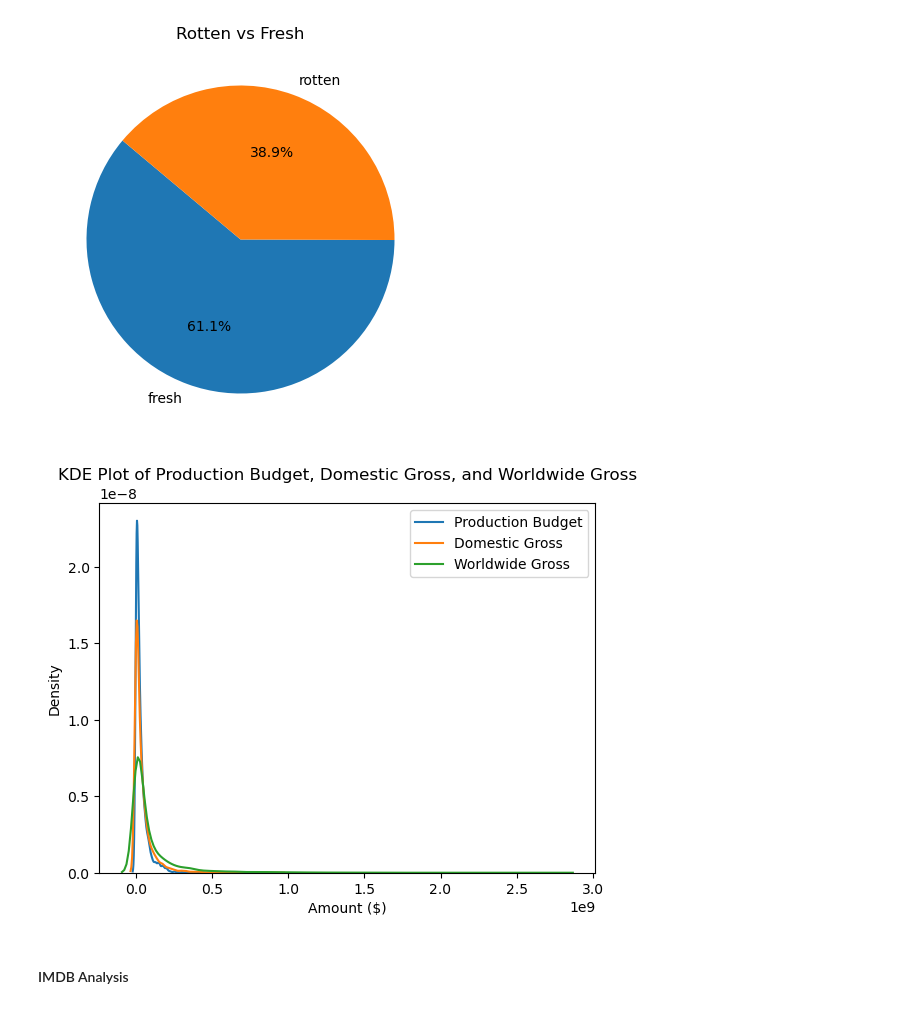
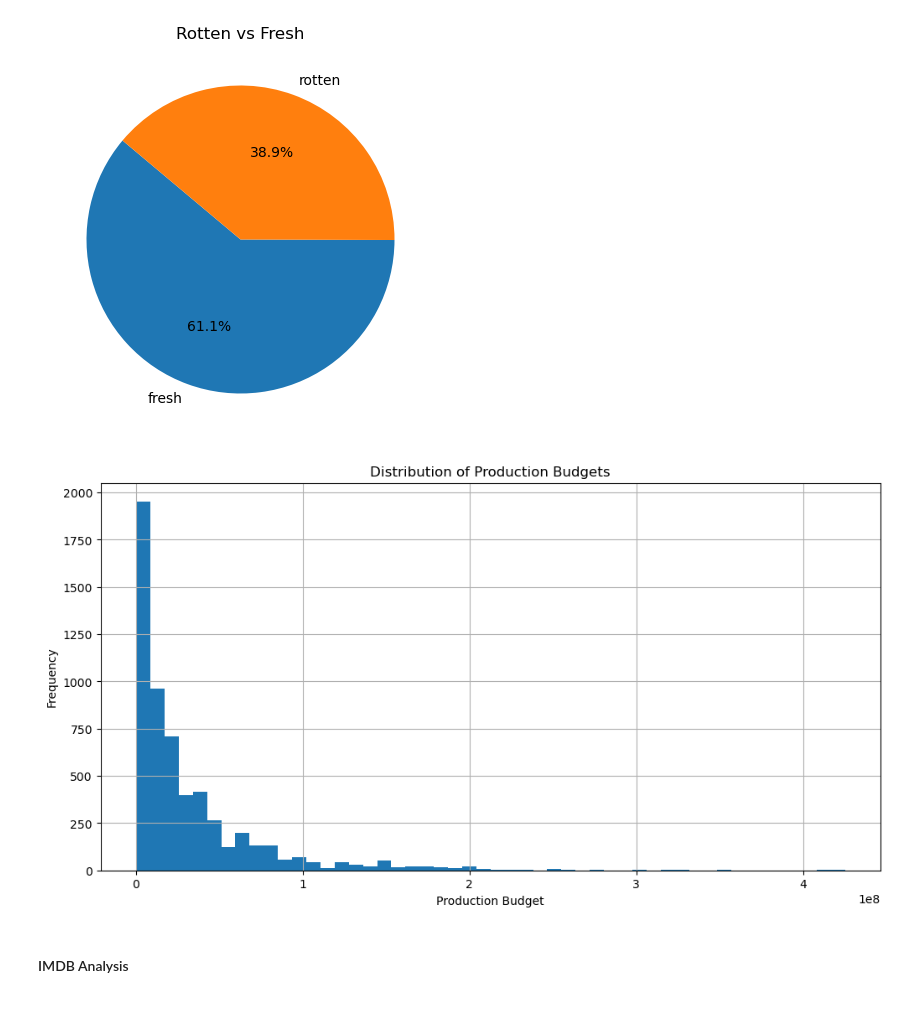
Before and after one commit to kev065/movie-studio-project, a Jupyter notebook: index.ipynb, the cells around one changed output. Cells and saved outputs as stored; diff of their text form; code cells hidden in the pictures.

Commit message:
organising the visualizations

```diff
--- a/index.ipynb
+++ b/index.ipynb
@@ -464,28 +504,16 @@ plt.title('Rotten vs Fresh')
 plt.show()
 # %% [output]
 [figure]
-# %%
-# kde plot of 'production_budget', 'domestic_gross', 'worldwide_gross'
-# Create a figure and axis object
-fig, ax = plt.subplots()
-
-# Plot the KDE for each column
-sns.kdeplot(data=movie_budgets_df, x='production_budget', ax=ax, label='Production Budget')
-sns.kdeplot(data=movie_budgets_df, x='domestic_gross', ax=ax, label='Domestic Gross')
-sns.kdeplot(data=movie_budgets_df, x='worldwide_gross', ax=ax, label='Worldwide Gross')
-
-# Set the title and labels
-ax.set_title('KDE Plot of Production Budget, Domestic Gross, and Worldwide Gross')
-ax.set_xlabel('Amount ($)')
-ax.set_ylabel('Density')
-
-# Show the legend
-ax.legend()
-
-# Show the plot
-plt.show()
-# %% [output]
-[figure, removed]
+# %%
+# distribution of production budget
+plt.figure(figsize=(12, 6))
+movie_budgets_df['production_budget'].hist(bins=50)
+plt.xlabel('Production Budget')
+plt.ylabel('Frequency')
+plt.title('Distribution of Production Budgets')
+plt.show()
+# %% [output]
+[figure, added]
 # %% [markdown]
 #### IMDB Analysis
 # %%
```
Also changed, not shown: parts of 46 cells of this notebook.
